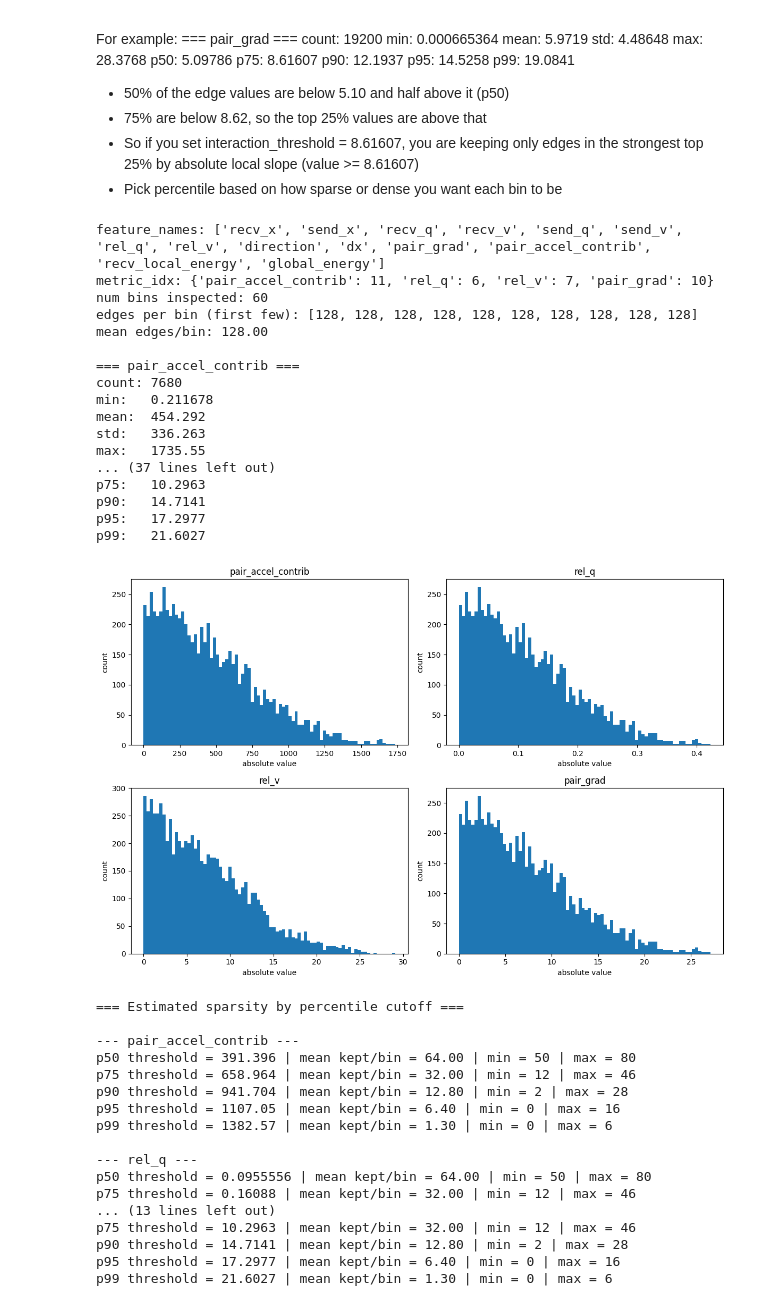
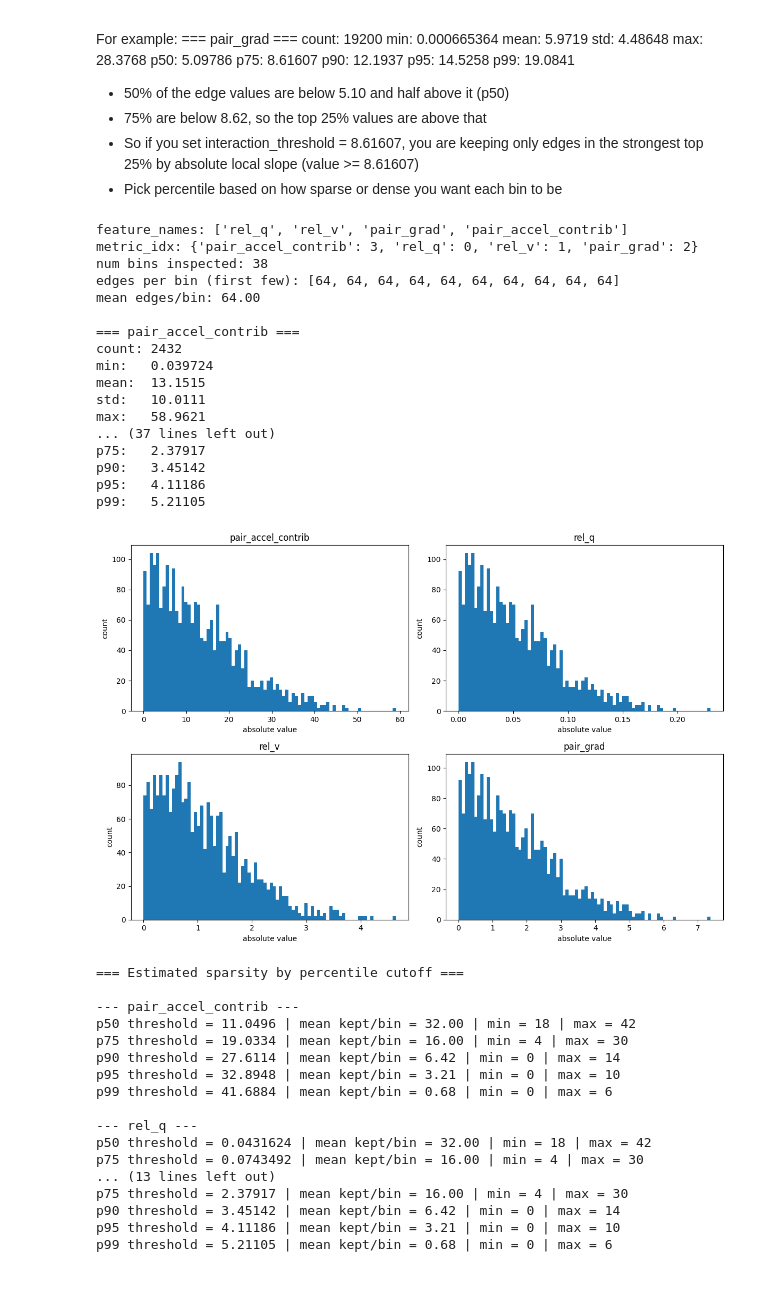
Before and after one commit to tweninger/fnn, a Jupyter notebook: interactiondynamics/analysis/one_dimensional_wave_analysis.ipynb, the cells around one changed output. Drawn from its saved outputs; the diff is of its cells as text; code cells hidden in the pictures.

```diff
--- a/interactiondynamics/analysis/one_dimensional_wave_analysis.ipynb
+++ b/interactiondynamics/analysis/one_dimensional_wave_analysis.ipynb
@@ -11,8 +11,8 @@ if str(project_root) not in sys.path:
 from data.one_dimension_wave_binned import WaveEquationBinnedConfig, WaveEquationBinnedDataset
 # %%
 cfg = WaveEquationBinnedConfig(
-    num_nodes= 64,
-    num_bins= 400,
+    num_nodes= 32,
+    num_bins= 256,
     event_mode="thresholded",
     interaction_threshold=0.0,
     threshold_metric="pair_accel",
@@ -84,7 +84,7 @@ p99:   19.0841
 # -----------------------------
 # config
 # -----------------------------
-split = "test"          # or "val" / "test"
+split = "val"          # or "val" / "test"
 use_abs = True           # matches threshold_use_absolute=True
 percentiles = [50, 75, 90, 95, 99]
 
@@ -168,65 +168,65 @@ plt.tight_layout()
 plt.show()
 
 # -----------------------------
 # survival counts by percentile threshold
 # -----------------------------
 print("\n=== Estimated sparsity by percentile cutoff ===")
 for m in wanted_metrics:
     print(f"\n--- {m} ---")
     all_vals = metric_values[m]
 
     for p in percentiles:
         thr = np.percentile(all_vals, p)
 
         kept_counts = []
         for vals_bin in metric_values_by_bin[m]:
             kept = (vals_bin >= thr).sum()
             kept_counts.append(int(kept))
 
         kept_counts = np.array(kept_counts)
 
         print(
             f"p{p:>2} threshold = {thr:.6g} | "
             f"mean kept/bin = {kept_counts.mean():.2f} | "
             f"min = {kept_counts.min()} | "
             f"max = {kept_counts.max()}"
         )
 # %% [output]
-feature_names: ['recv_x', 'send_x', 'recv_q', 'recv_v', 'send_q', 'send_v', 'rel_q', 'rel_v', 'direction', 'dx', 'pair_grad', 'pair_accel_contrib', 'recv_local_energy', 'global_energy']
-metric_idx: {'pair_accel_contrib': 11, 'rel_q': 6, 'rel_v': 7, 'pair_grad': 10}
-num bins inspected: 60
-edges per bin (first few): [128, 128, 128, 128, 128, 128, 128, 128, 128, 128]
-mean edges/bin: 128.00
+feature_names: ['rel_q', 'rel_v', 'pair_grad', 'pair_accel_contrib']
+metric_idx: {'pair_accel_contrib': 3, 'rel_q': 0, 'rel_v': 1, 'pair_grad': 2}
+num bins inspected: 38
+edges per bin (first few): [64, 64, 64, 64, 64, 64, 64, 64, 64, 64]
+mean edges/bin: 64.00
 
 === pair_accel_contrib ===
-count: 7680
-min:   0.211678
-mean:  454.292
-std:   336.263
-max:   1735.55
+count: 2432
+min:   0.039724
+mean:  13.1515
+std:   10.0111
+max:   58.9621
 ... (37 lines left out)
-p75:   10.2963
-p90:   14.7141
-p95:   17.2977
-p99:   21.6027
+p75:   2.37917
+p90:   3.45142
+p95:   4.11186
+p99:   5.21105
-[figure, old version]
+[figure, new version]
 === Estimated sparsity by percentile cutoff ===
 
 --- pair_accel_contrib ---
-p50 threshold = 391.396 | mean kept/bin = 64.00 | min = 50 | max = 80
-p75 threshold = 658.964 | mean kept/bin = 32.00 | min = 12 | max = 46
-p90 threshold = 941.704 | mean kept/bin = 12.80 | min = 2 | max = 28
-p95 threshold = 1107.05 | mean kept/bin = 6.40 | min = 0 | max = 16
-p99 threshold = 1382.57 | mean kept/bin = 1.30 | min = 0 | max = 6
+p50 threshold = 11.0496 | mean kept/bin = 32.00 | min = 18 | max = 42
+p75 threshold = 19.0334 | mean kept/bin = 16.00 | min = 4 | max = 30
+p90 threshold = 27.6114 | mean kept/bin = 6.42 | min = 0 | max = 14
+p95 threshold = 32.8948 | mean kept/bin = 3.21 | min = 0 | max = 10
+p99 threshold = 41.6884 | mean kept/bin = 0.68 | min = 0 | max = 6
 
 --- rel_q ---
-p50 threshold = 0.0955556 | mean kept/bin = 64.00 | min = 50 | max = 80
-p75 threshold = 0.16088 | mean kept/bin = 32.00 | min = 12 | max = 46
+p50 threshold = 0.0431624 | mean kept/bin = 32.00 | min = 18 | max = 42
+p75 threshold = 0.0743492 | mean kept/bin = 16.00 | min = 4 | max = 30
 ... (13 lines left out)
-p75 threshold = 10.2963 | mean kept/bin = 32.00 | min = 12 | max = 46
-p90 threshold = 14.7141 | mean kept/bin = 12.80 | min = 2 | max = 28
-p95 threshold = 17.2977 | mean kept/bin = 6.40 | min = 0 | max = 16
-p99 threshold = 21.6027 | mean kept/bin = 1.30 | min = 0 | max = 6
+p75 threshold = 2.37917 | mean kept/bin = 16.00 | min = 4 | max = 30
+p90 threshold = 3.45142 | mean kept/bin = 6.42 | min = 0 | max = 14
+p95 threshold = 4.11186 | mean kept/bin = 3.21 | min = 0 | max = 10
+p99 threshold = 5.21105 | mean kept/bin = 0.68 | min = 0 | max = 6
 # %%
 from collections import Counter
 split = "val"
```
Also changed, not shown: parts of 4 cells of this notebook, 18 other files.
